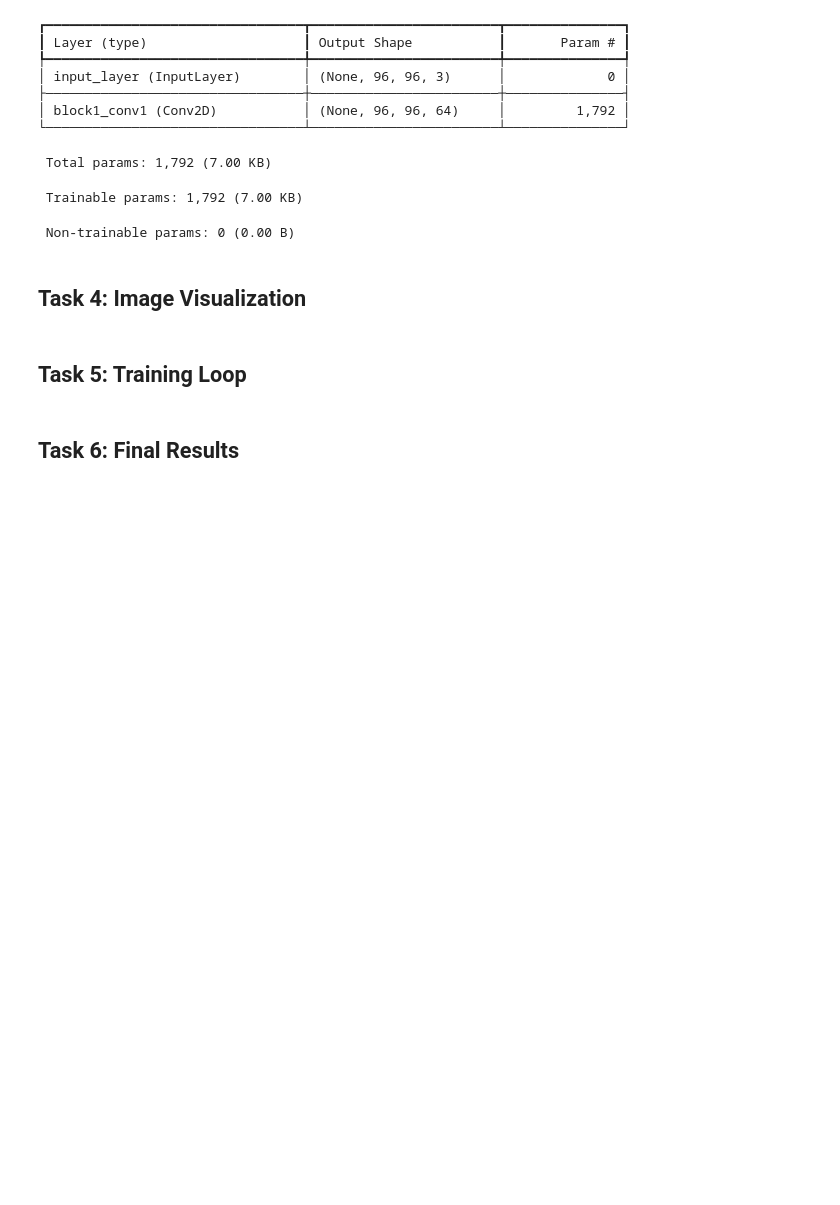
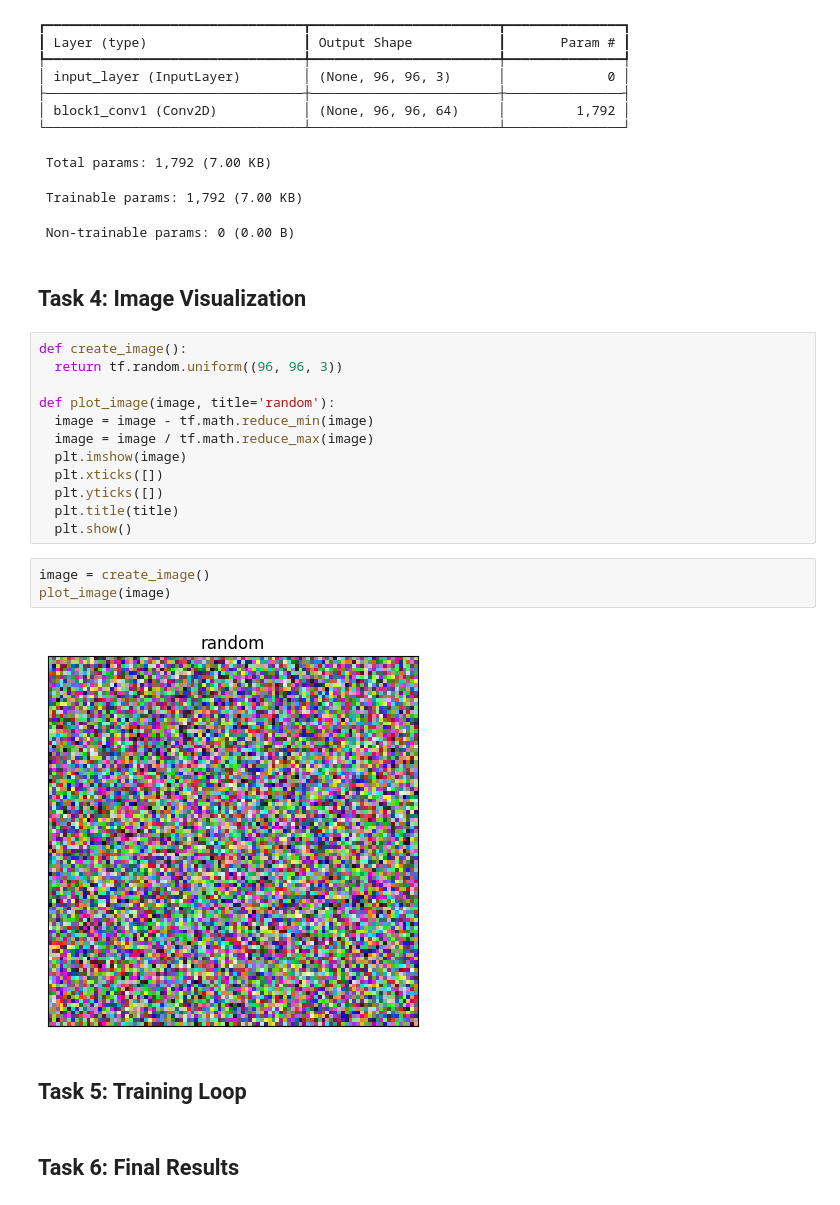
Before and after one commit to rizwanshafiq63/visualizing-cnn-filters-tensorflow, a Jupyter notebook: Visualizing_Filters_of_a_CNN_Starter.ipynb, the cells around one changed output. Drawn from its saved outputs; the diff is of its cells as text; blank space fills up the shorter version.

Commit message:
Task 4: Image Visualization

```diff
--- a/Visualizing_Filters_of_a_CNN_Starter.ipynb
+++ b/Visualizing_Filters_of_a_CNN_Starter.ipynb
@@ -69,6 +69,23 @@ Model: "functional"
  Non-trainable params: 0 (0.00 B)
 # %% [markdown]
 ## Task 4: Image Visualization
+# %%
+def create_image():
+  return tf.random.uniform((96, 96, 3))
+
+def plot_image(image, title='random'):
+  image = image - tf.math.reduce_min(image)
+  image = image / tf.math.reduce_max(image)
+  plt.imshow(image)
+  plt.xticks([])
+  plt.yticks([])
+  plt.title(title)
+  plt.show()
+# %%
+image = create_image()
+plot_image(image)
+# %% [output]
+[figure, added]
 # %% [markdown]
 ## Task 5: Training Loop
 # %% [markdown]
```
